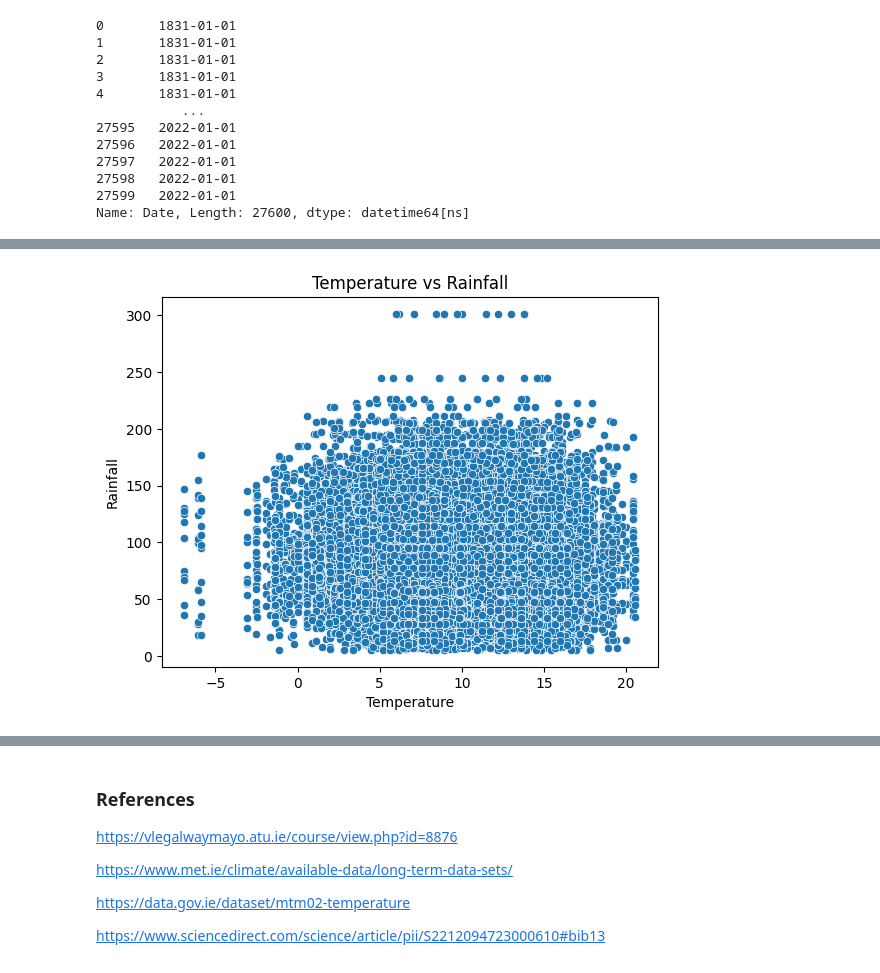
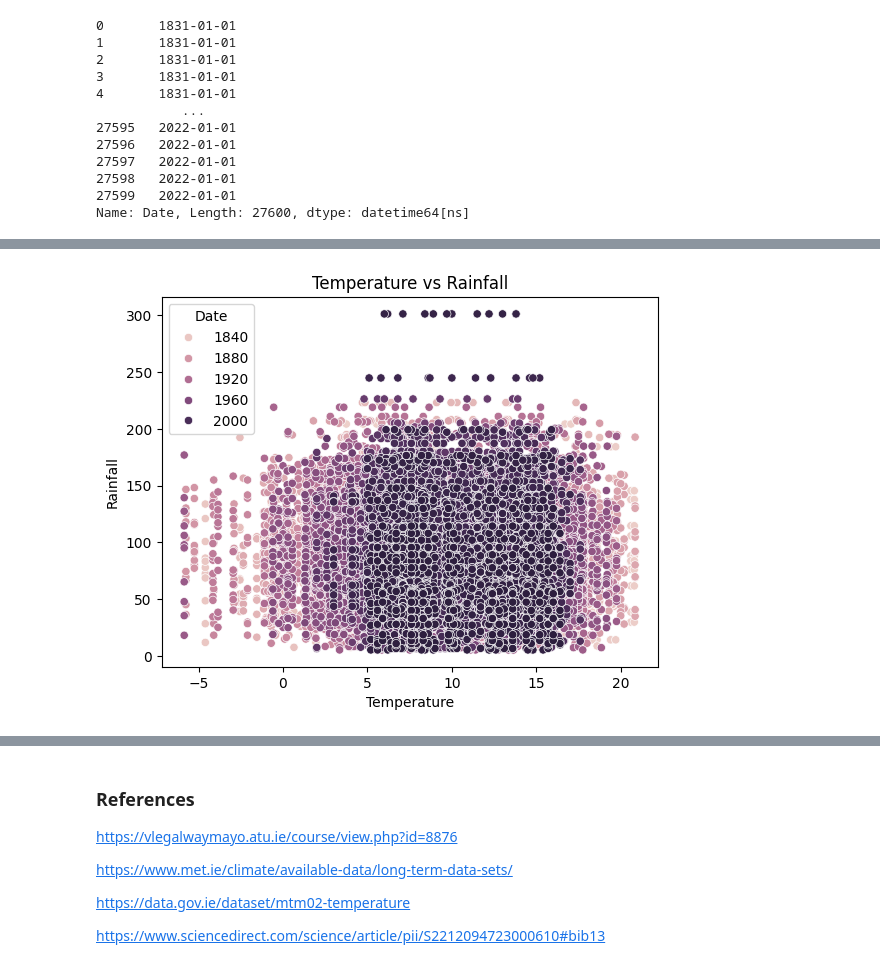
Before and after one commit to Tanjasta/PFDA_Assignment2, a Jupyter notebook: PFDA_Assignment2.ipynb, the cells around one changed output, grey strips where cells are left out. Cells and saved outputs as stored; diff of their text form; code cells hidden in the pictures.

```diff
--- a/PFDA_Assignment2.ipynb
+++ b/PFDA_Assignment2.ipynb
@@ -1256,9 +1294,9 @@ dtype: int64
 # %%
 cleaned_df = merged_df.dropna(subset=["Temperature"])
 
 
-sns.scatterplot(x="Temperature", y="Rainfall", data=cleaned_df)
+sns.scatterplot(x="Temperature", y="Rainfall", data=cleaned_df, hue="Date")
 plt.title("Temperature vs Rainfall")
 plt.show()
 # %% [output]
-[figure, old version]
+[figure, new version]
```
Also changed, not shown: parts of 28 cells of this notebook, 3 other files.
